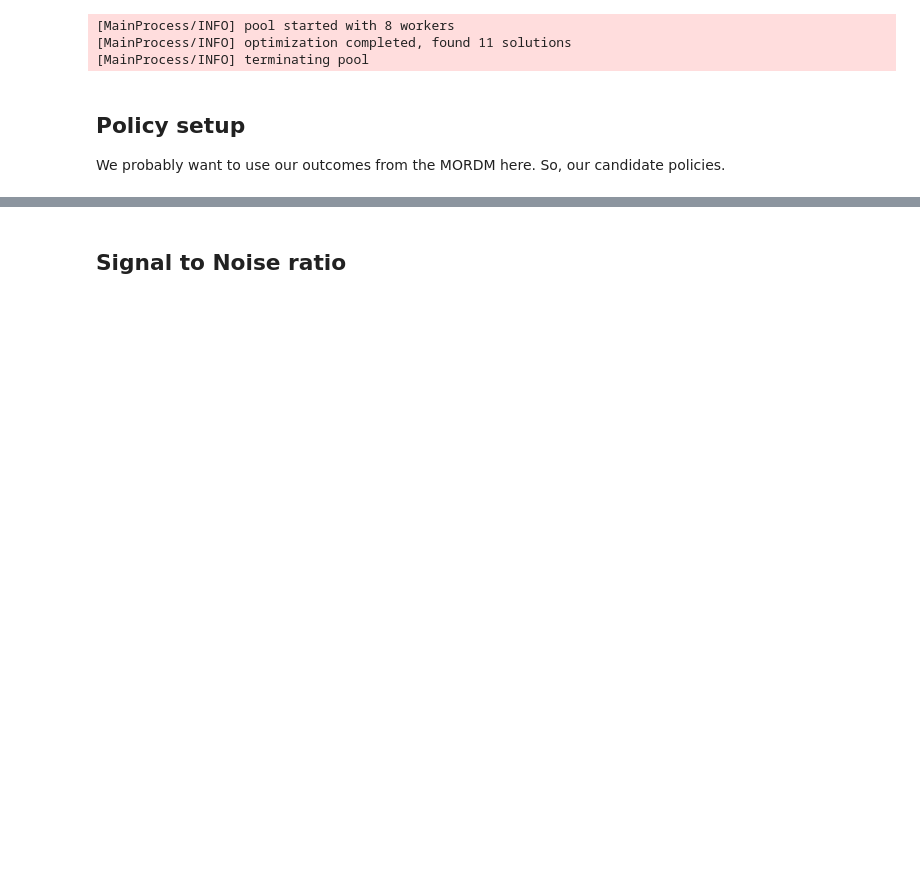
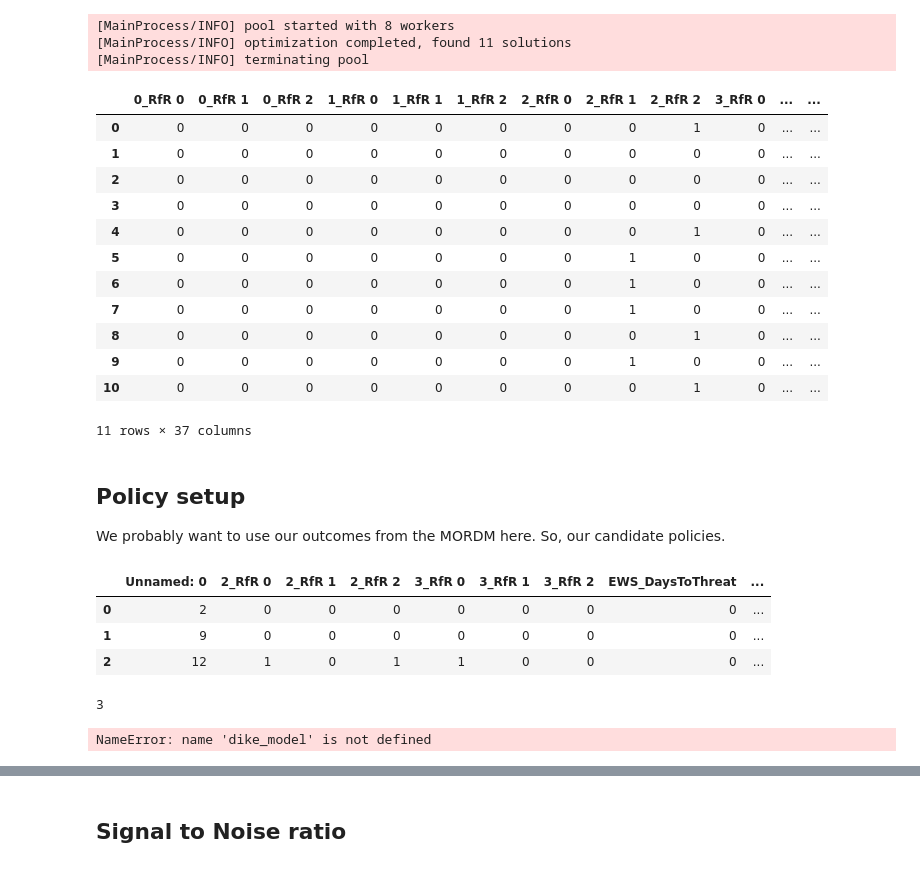
Before and after one commit to roesel1/EPA141A---MD, a Jupyter notebook: final assignment/robustness_metrics.ipynb, the cells around one changed output, grey strips where cells are left out. Drawn from its saved outputs; the diff is of its cells as text; code cells hidden in the pictures; blank space fills up the shorter version.

```diff
--- a/final assignment/robustness_metrics.ipynb
+++ b/final assignment/robustness_metrics.ipynb
@@ -57,6 +148,22 @@ with MultiprocessingEvaluator(dike_model) as evaluator:
 [MainProcess/INFO] terminating pool
 # %%
 results=results1
+# %%
+results1
+# %% [output]
+|  | 0_RfR 0 | 0_RfR 1 | 0_RfR 2 | 1_RfR 0 | 1_RfR 1 | 1_RfR 2 | 2_RfR 0 | 2_RfR 1 | 2_RfR 2 | 3_RfR 0 | ... | ... |
+| 0 | 0 | 0 | 0 | 0 | 0 | 0 | 0 | 0 | 1 | 0 | ... | ... |
+| 1 | 0 | 0 | 0 | 0 | 0 | 0 | 0 | 0 | 0 | 0 | ... | ... |
+| 2 | 0 | 0 | 0 | 0 | 0 | 0 | 0 | 0 | 0 | 0 | ... | ... |
+| 3 | 0 | 0 | 0 | 0 | 0 | 0 | 0 | 0 | 0 | 0 | ... | ... |
+| 4 | 0 | 0 | 0 | 0 | 0 | 0 | 0 | 0 | 1 | 0 | ... | ... |
+| 5 | 0 | 0 | 0 | 0 | 0 | 0 | 0 | 1 | 0 | 0 | ... | ... |
+| 6 | 0 | 0 | 0 | 0 | 0 | 0 | 0 | 1 | 0 | 0 | ... | ... |
+| 7 | 0 | 0 | 0 | 0 | 0 | 0 | 0 | 1 | 0 | 0 | ... | ... |
+| 8 | 0 | 0 | 0 | 0 | 0 | 0 | 0 | 0 | 1 | 0 | ... | ... |
+| 9 | 0 | 0 | 0 | 0 | 0 | 0 | 0 | 1 | 0 | 0 | ... | ... |
+| 10 | 0 | 0 | 0 | 0 | 0 | 0 | 0 | 0 | 1 | 0 | ... | ... |
+11 rows × 37 columns
 # %% [markdown]
 ## Policy setup
 
@@ -84,3 +195,19 @@ for i, policy in policies.iterrows():
+# %%
+x
+# %% [output]
+|  | Unnamed: 0 | 2_RfR 0 | 2_RfR 1 | 2_RfR 2 | 3_RfR 0 | 3_RfR 1 | 3_RfR 2 | EWS_DaysToThreat | ... |
+| 0 | 2 | 0 | 0 | 0 | 0 | 0 | 0 | 0 | ... |
+| 1 | 9 | 0 | 0 | 0 | 0 | 0 | 0 | 0 | ... |
+| 2 | 12 | 1 | 0 | 1 | 1 | 0 | 0 | 0 | ... |
+# %%
+len(policies_to_evaluate)
+# %% [output]
+3
+# %%
+for i in dike_model.outcomes:
+    print(i)
+# %% [output]
+NameError: name 'dike_model' is not defined
 # %%
 # Run 1000 scenarios for each of the policy options
 
```
Also changed, not shown: parts of 16 cells of this notebook, 1 other file.
